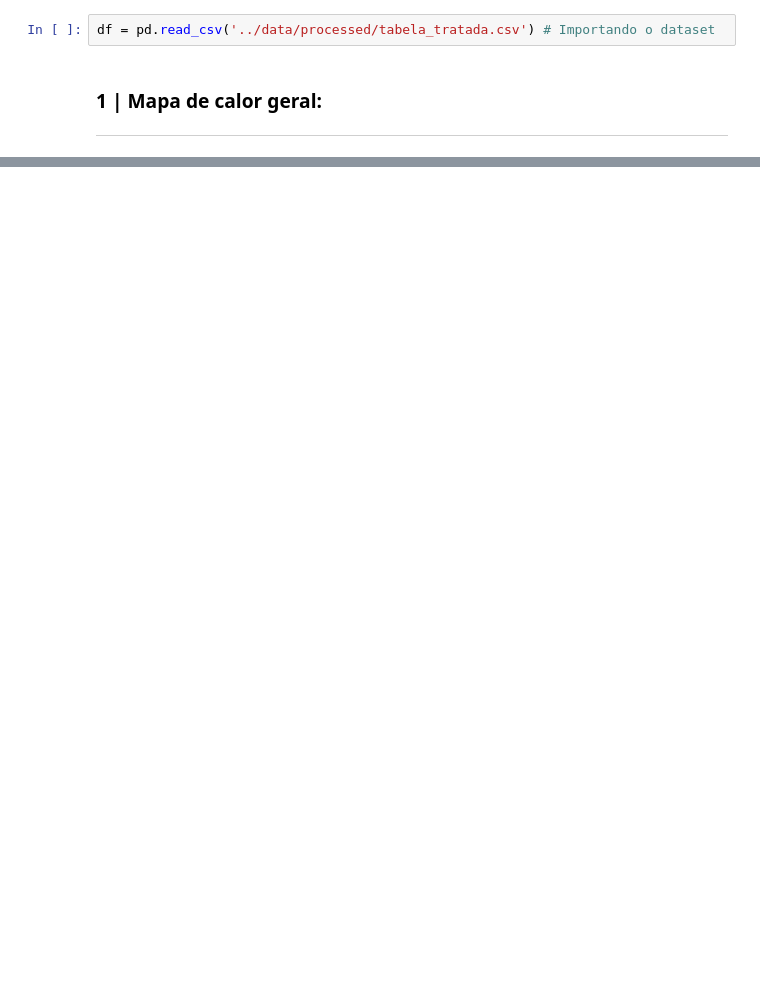
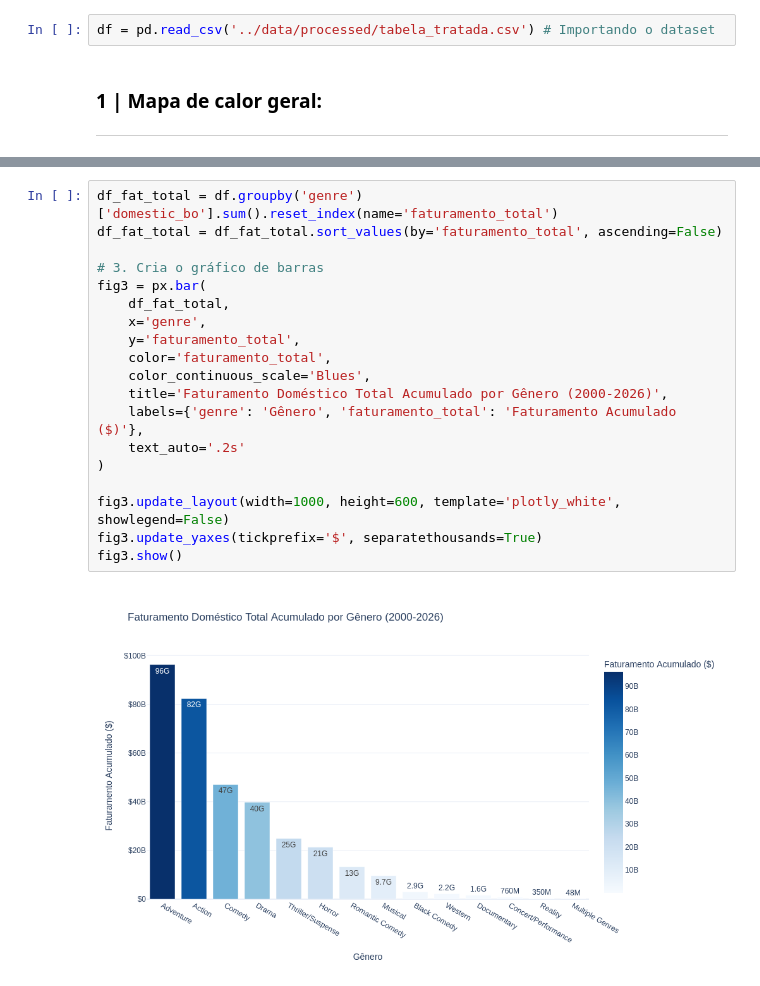
Before and after one commit to samuelsilvg/CD-boxOfficeAnalysis, a Jupyter notebook: notebooks/analise_movies.ipynb, the cells around one changed output, grey strips where cells are left out. Drawn from its saved outputs; the diff is of its cells as text; blank space fills up the shorter version.

```diff
--- a/notebooks/analise_movies.ipynb
+++ b/notebooks/analise_movies.ipynb
@@ -39,0 +53,21 @@ fig.show()
+# %%
+df_fat_total = df.groupby('genre')['domestic_bo'].sum().reset_index(name='faturamento_total')
+df_fat_total = df_fat_total.sort_values(by='faturamento_total', ascending=False)
+
+# 3. Cria o gráfico de barras
+fig3 = px.bar(
+    df_fat_total,
+    x='genre',
+    y='faturamento_total',
+    color='faturamento_total',
+    color_continuous_scale='Blues',
+    title='Faturamento Doméstico Total Acumulado por Gênero (2000-2026)',
+    labels={'genre': 'Gênero', 'faturamento_total': 'Faturamento Acumulado ($)'},
+    text_auto='.2s'
+)
+
+fig3.update_layout(width=1000, height=600, template='plotly_white', showlegend=False)
+fig3.update_yaxes(tickprefix='$', separatethousands=True)
+fig3.show()
+# %% [output]
+[figure, added]
```
Also changed, not shown: parts of 6 cells of this notebook, 3 other files.
